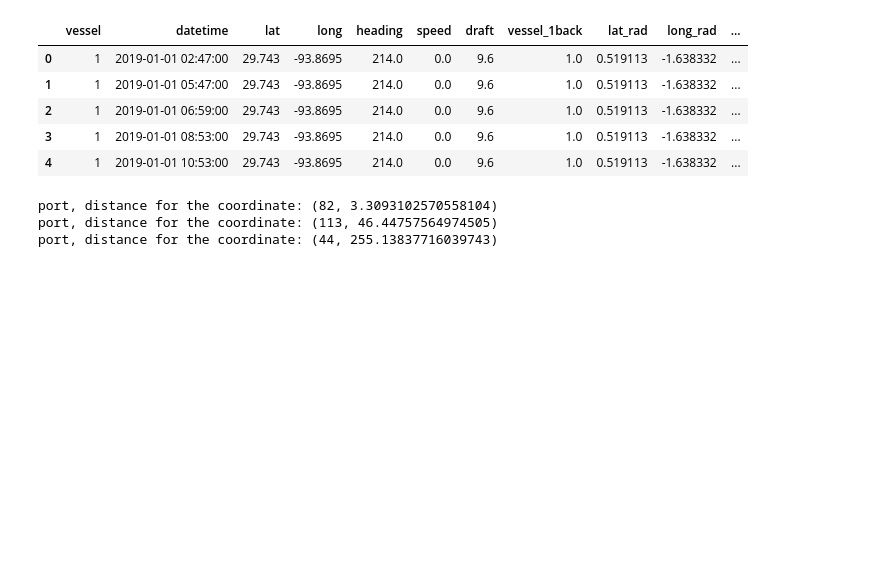
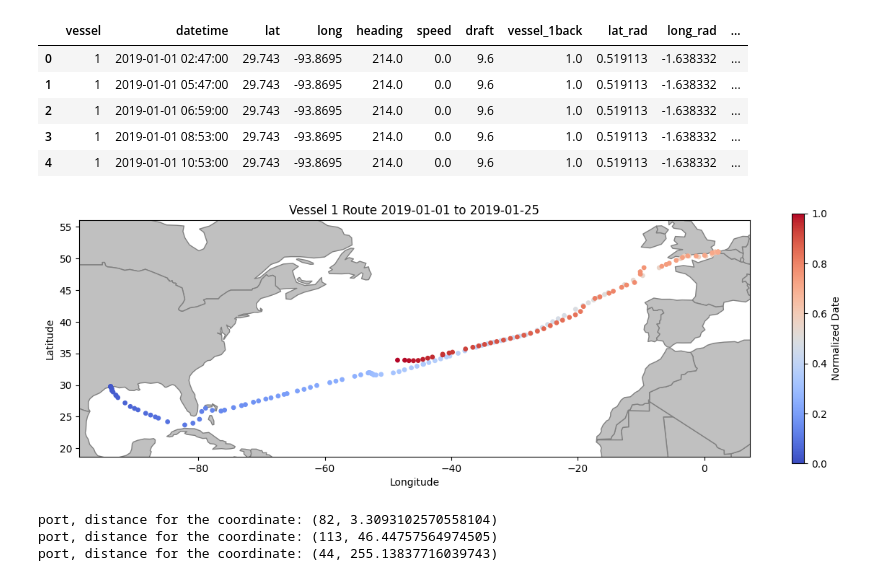
Before and after one commit to yaobviously/sym-cargo, a Jupyter notebook: sym_cargo_2023.ipynb, the cells around one changed output. Cells and saved outputs as stored; diff of their text form; code cells hidden in the pictures; blank space fills up the shorter version.

```diff
--- a/sym_cargo_2023.ipynb
+++ b/sym_cargo_2023.ipynb
@@ -58,3 +133,7 @@ tracking_df.head()
+# %%
+get_vessel_data(1, '2019-01-01', '2019-01-25')
+# %% [output]
+[figure, added]
 # %%
 # creating a dictionary of ports with their lat and longs
 ports = {port:(lat, long) for port, lat, long in zip(ports_df['port'], ports_df['lat'], ports_df['long'])}
```
Also changed, not shown: parts of 4 cells of this notebook, 2 other files.
